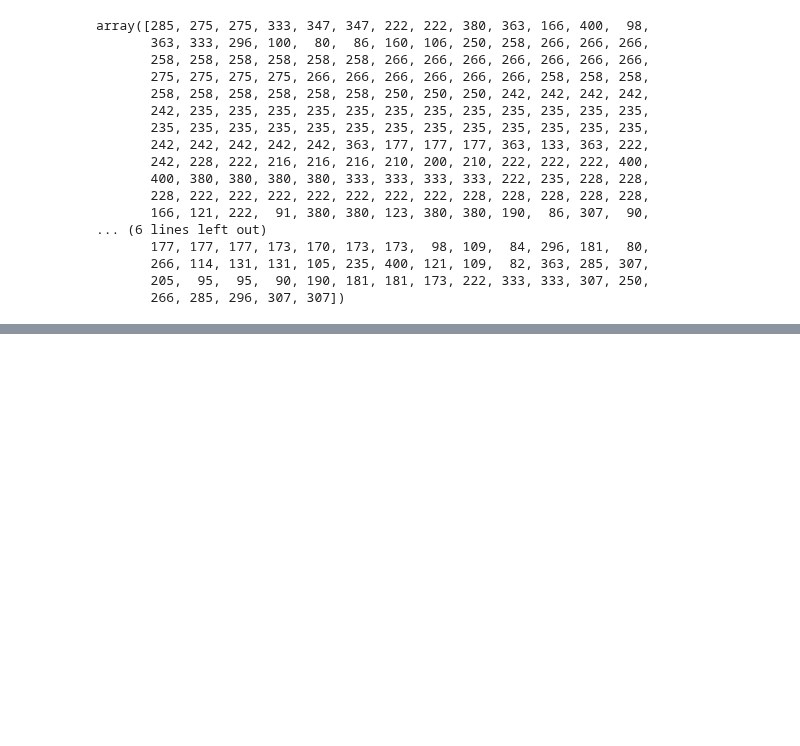
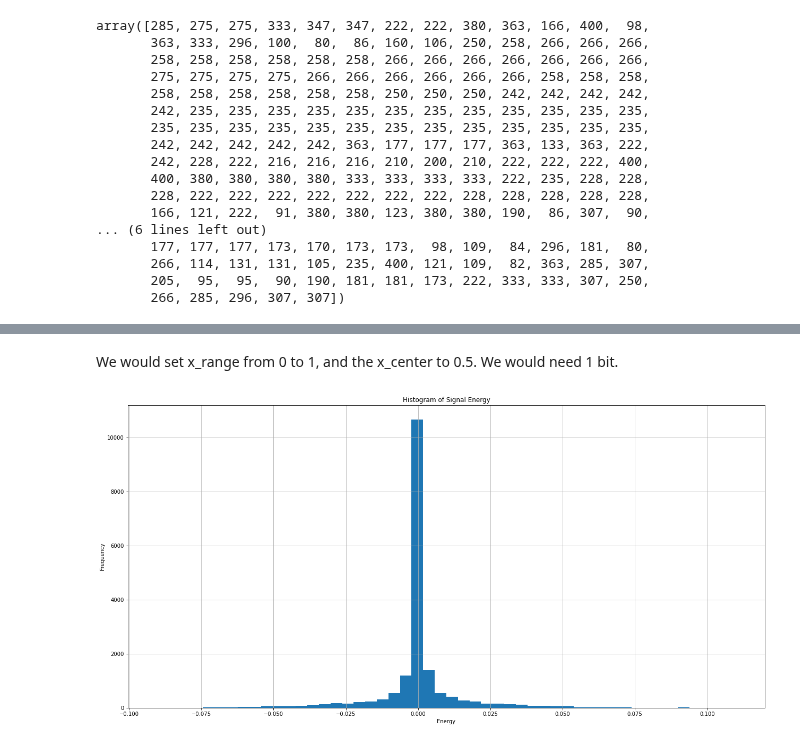
Before and after one commit to angelonti/uhh_ssp_summer2023, a Jupyter notebook: exercise4/exercise4.ipynb, the cells around one changed output, grey strips where cells are left out. Cells and saved outputs as stored; diff of their text form; code cells hidden in the pictures; blank space fills up the shorter version.

```diff
--- a/exercise4/exercise4.ipynb
+++ b/exercise4/exercise4.ipynb
@@ -1088,0 +1167,22 @@ array([272.        , 272.        , 272.        , 314.66666667,
+# %% [markdown]
+We would set x_range from 0 to 1, and the x_center to 0.5. We would need 1 bit.
+# %%
+fig = plt.gcf()
+fig.set_size_inches(21.5, 10.5)
+
+# Plot histogram
+num_bins = 50
+hist, bins, _ = plt.hist(variable_f0_signal_improved_quantized, bins=num_bins)
+
+# Find appropriate values for x_range and x_center
+x_range = (np.min(bins), np.max(bins))
+x_center = (bins[:-1] + bins[1:]) / 2
+
+# Display the plot
+plt.xlabel('Energy')
+plt.ylabel('Frequency')
+plt.title('Histogram of Signal Energy')
+plt.grid(True)
+plt.show()
+# %% [output]
+[figure, added]
```
Also changed, not shown: parts of 43 cells of this notebook.
